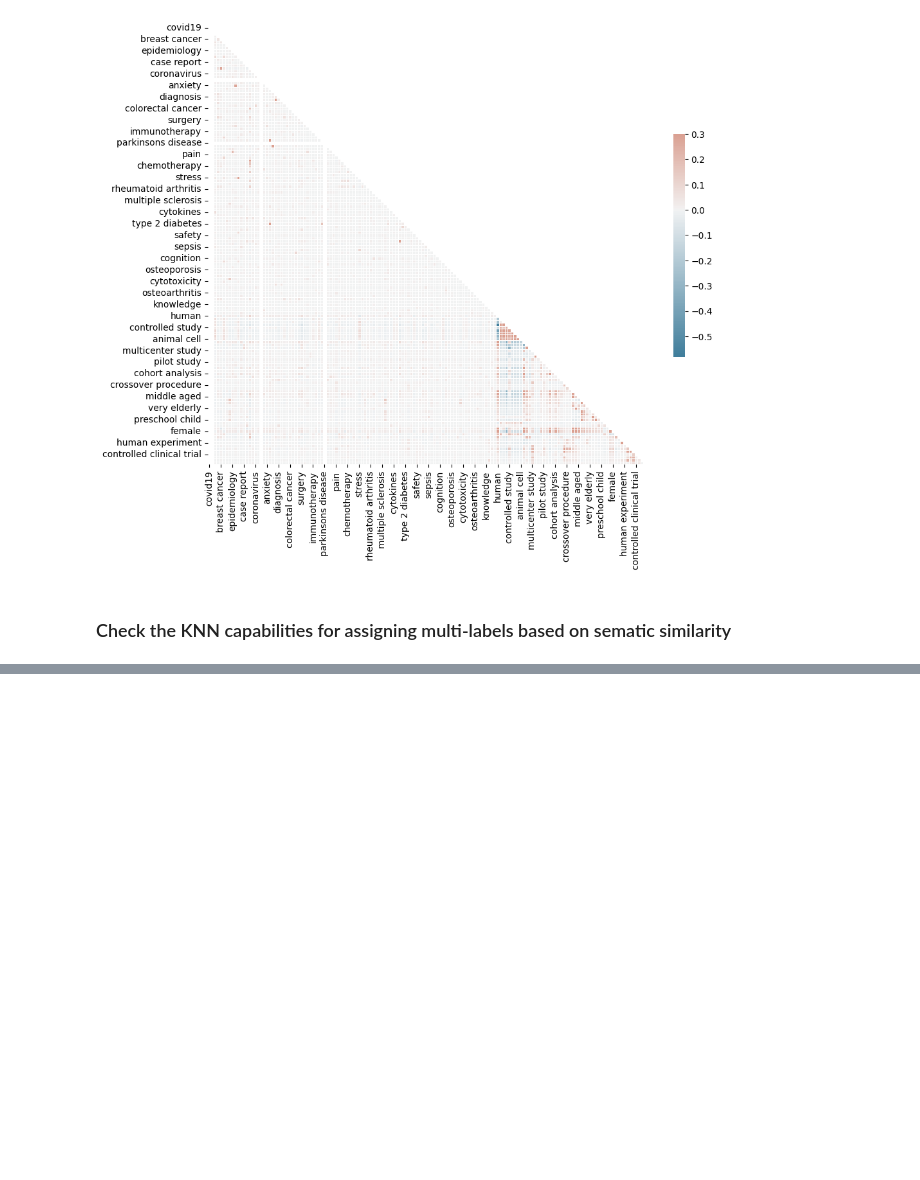
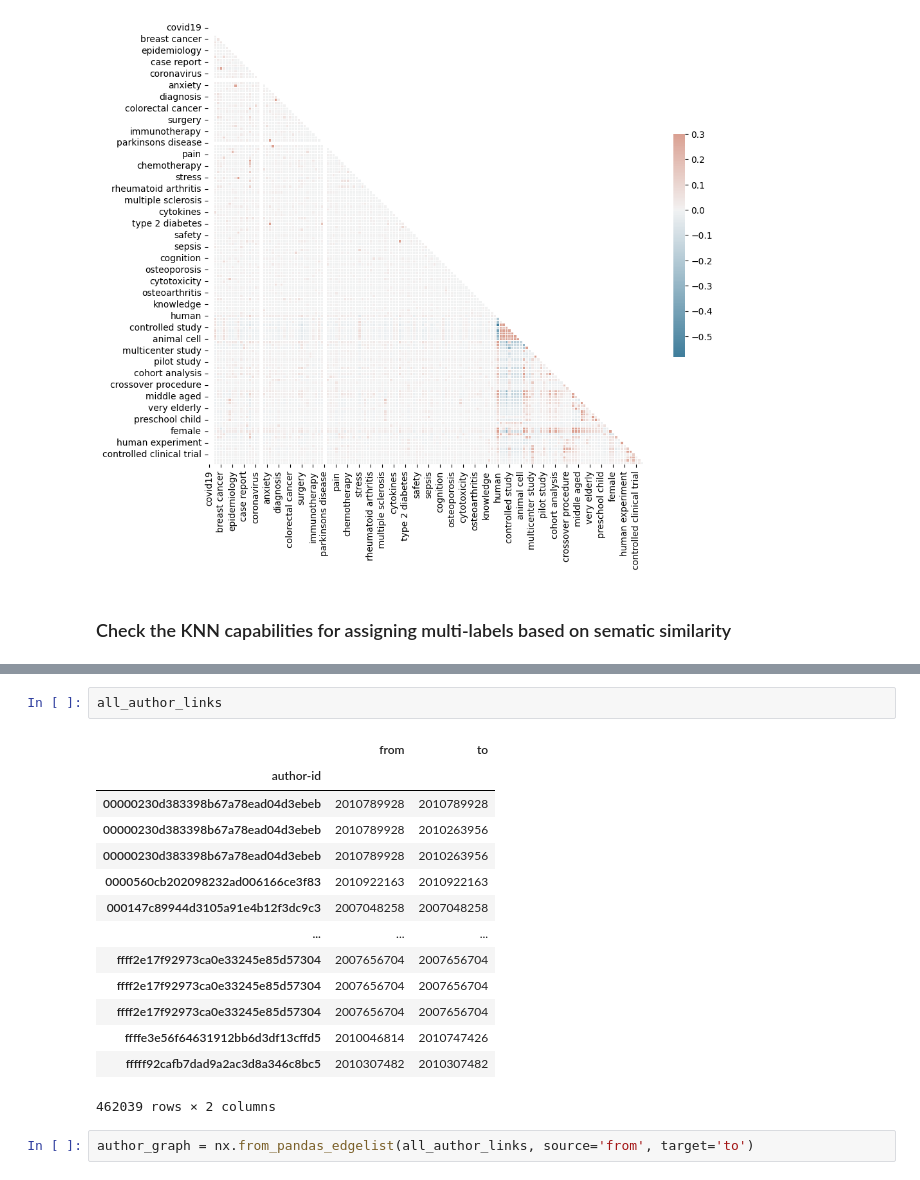
Before and after one commit to rvdb7345/ArticleClassifier, a Jupyter notebook: notebooks/Exploratory Data Analysis.ipynb, the cells around one changed output, grey strips where cells are left out. Drawn from its saved outputs; the diff is of its cells as text; blank space fills up the shorter version.

```diff
--- a/notebooks/Exploratory Data Analysis.ipynb
+++ b/notebooks/Exploratory Data Analysis.ipynb
@@ -348,0 +549,19 @@ These are the strongest correlations:
+# %%
+all_author_links
+# %% [output]
+|  | from | to |
+| author-id |  |  |
+| 00000230d383398b67a78ead04d3ebeb | 2010789928 | 2010789928 |
+| 00000230d383398b67a78ead04d3ebeb | 2010789928 | 2010263956 |
+| 00000230d383398b67a78ead04d3ebeb | 2010789928 | 2010263956 |
+| 0000560cb202098232ad006166ce3f83 | 2010922163 | 2010922163 |
+| 000147c89944d3105a91e4b12f3dc9c3 | 2007048258 | 2007048258 |
+| ... | ... | ... |
+| ffff2e17f92973ca0e33245e85d57304 | 2007656704 | 2007656704 |
+| ffff2e17f92973ca0e33245e85d57304 | 2007656704 | 2007656704 |
+| ffff2e17f92973ca0e33245e85d57304 | 2007656704 | 2007656704 |
+| ffffe3e56f64631912bb6d3df13cffd5 | 2010046814 | 2010747426 |
+| fffff92cafb7dad9a2ac3d8a346c8bc5 | 2010307482 | 2010307482 |
+462039 rows × 2 columns
+# %%
+author_graph = nx.from_pandas_edgelist(all_author_links, source='from', target='to')
```
Also changed, not shown: parts of 17 cells of this notebook.
